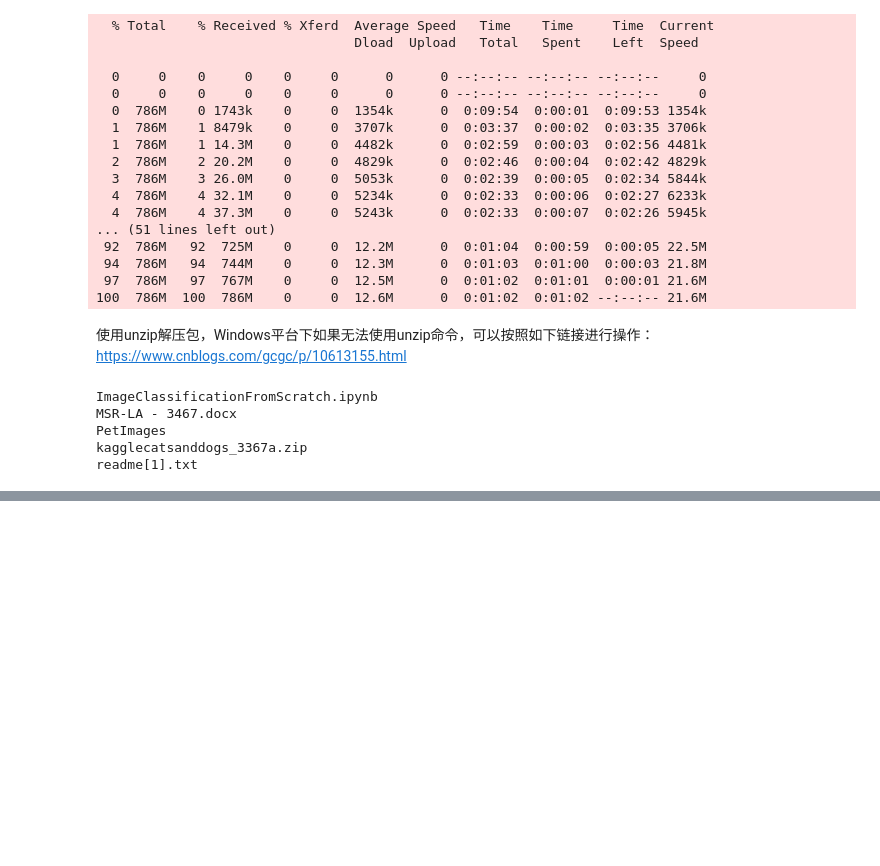
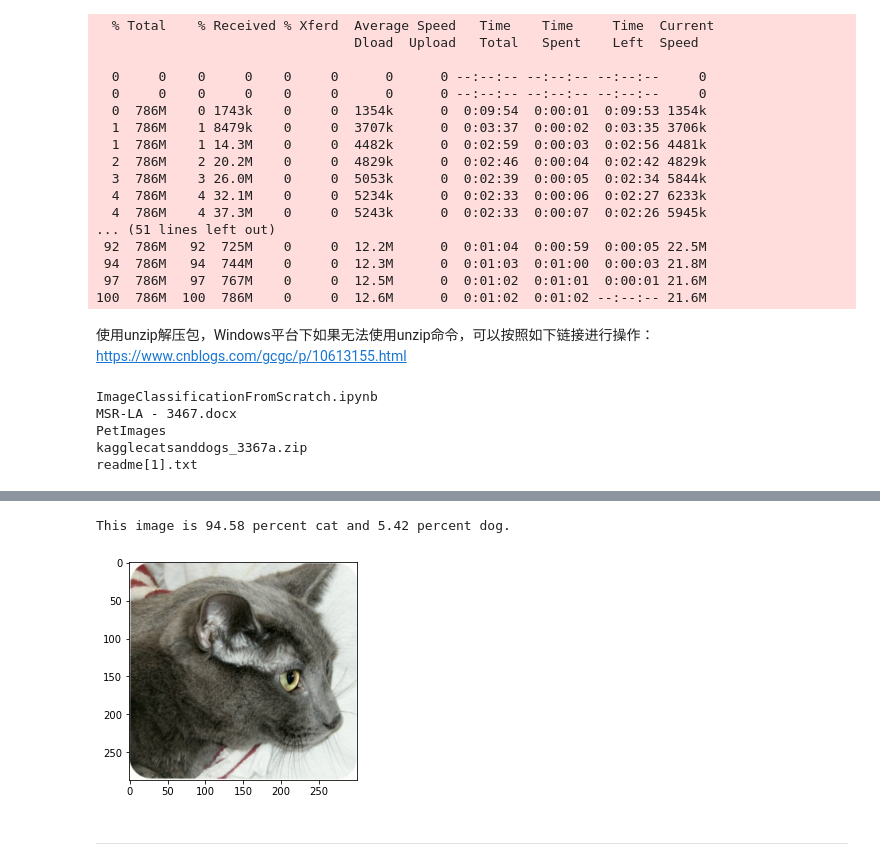
Before and after one commit to 130926C/KerasExample, a Jupyter notebook: ComputerVision/ImageClassificationFromScratch.ipynb, the cells around one changed output, grey strips where cells are left out. Cells and saved outputs as stored; diff of their text form; code cells hidden in the pictures; blank space fills up the shorter version.

```diff
--- a/ComputerVision/ImageClassificationFromScratch.ipynb
+++ b/ComputerVision/ImageClassificationFromScratch.ipynb
@@ -69,0 +333,2 @@ readme[1].txt
+# %%
+epochs = 5
@@ -69,0 +337,7 @@ readme[1].txt
+# %%
+callbacks = [
+    # 原文中并没有 save_best_only 这个参数，这样做是非常危险的，因为他会保存每一个训练好的模型，数量=epochs
+    keras.callbacks.ModelCheckpoint("save_at_{epoch}.h5", save_best_only=True) ,
+    # 也可以在这里添加Tensorboard回调
+    keras.callbacks.TensorBoard(log_dir='logs')
+]
@@ -69,0 +355,6 @@ readme[1].txt
+# %%
+model.compile(
+    optimizer=keras.optimizers.Adam(1e-3),
+    loss=keras.losses.BinaryCrossentropy(),
+    metrics=keras.metrics.BinaryAccuracy()
+)
@@ -69,0 +370,2 @@ readme[1].txt
+# %%
+histroy = model.fit(train_ds, epochs=epochs, callbacks=callbacks, validation_data=val_ds,)
@@ -69,0 +389,24 @@ readme[1].txt
+# %%
+image_path = "PetImages/Cat/6779.jpg"
+
+img = keras.preprocessing.image.load_img(
+    image_path, target_size=image_size
+)
+img_array = keras.preprocessing.image.img_to_array(img)
+img_array = tf.expand_dims(img_array, 0)  # Create batch axis 将图像展开一个batch维度
+
+predictions = model.predict(img_array)
+score = predictions[0]
+
+img = plt.imread(image_path)
+plt.imshow(img)
+
+print(
+    "This image is %.2f percent cat and %.2f percent dog."
+    % (100 * (1 - score), 100 * score)
+)
+# %% [output]
+This image is 94.58 percent cat and 5.42 percent dog.
+[figure, added]
+# %% [markdown]
+--------------
```
Also changed, not shown: parts of 45 cells of this notebook.
